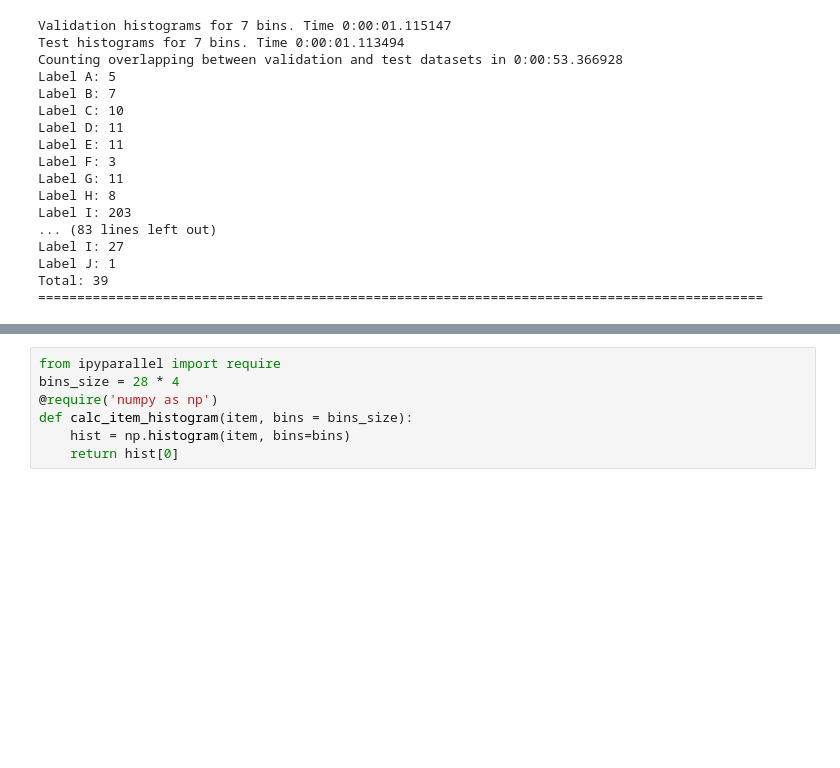
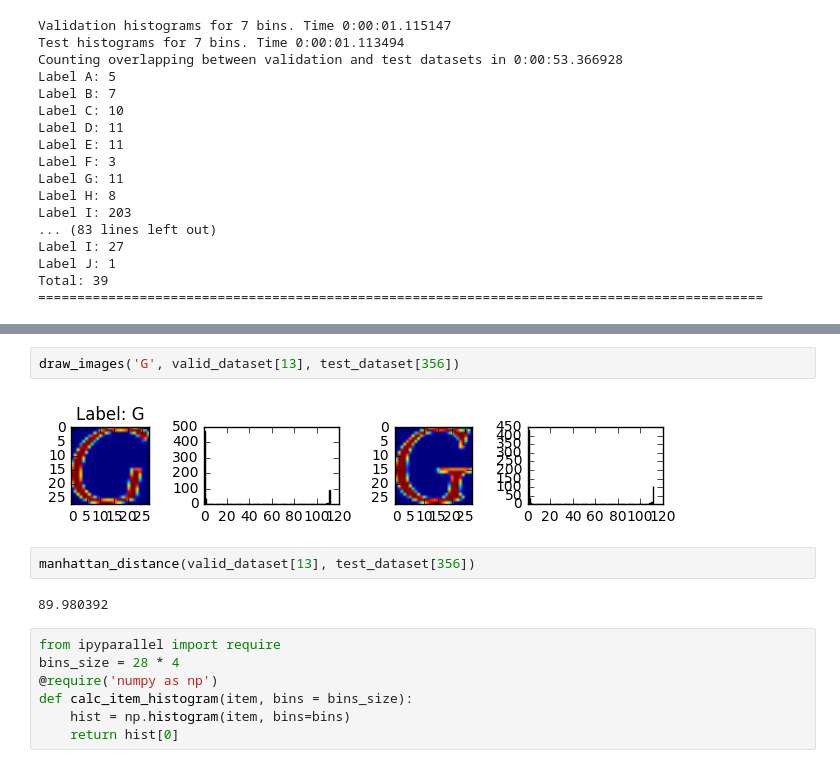
Before and after one commit to Pencroff/deep-learning-course, a Jupyter notebook: lesson-1/1_notmnist.ipynb, the cells around one changed output, grey strips where cells are left out. Saved outputs shown, nothing was run; the diff lists cells and outputs as text; blank space fills up the shorter version.

```diff
--- a/lesson-1/1_notmnist.ipynb
+++ b/lesson-1/1_notmnist.ipynb
@@ -801,3 +893,11 @@ Total: 39
+# %%
+draw_images('G', valid_dataset[13], test_dataset[356])
+# %% [output]
+[figure, added]
+# %%
+manhattan_distance(valid_dataset[13], test_dataset[356])
+# %% [output]
+89.980392
 # %%
 from ipyparallel import require
 bins_size = 28 * 4
```
Also changed, not shown: parts of 18 cells of this notebook.
